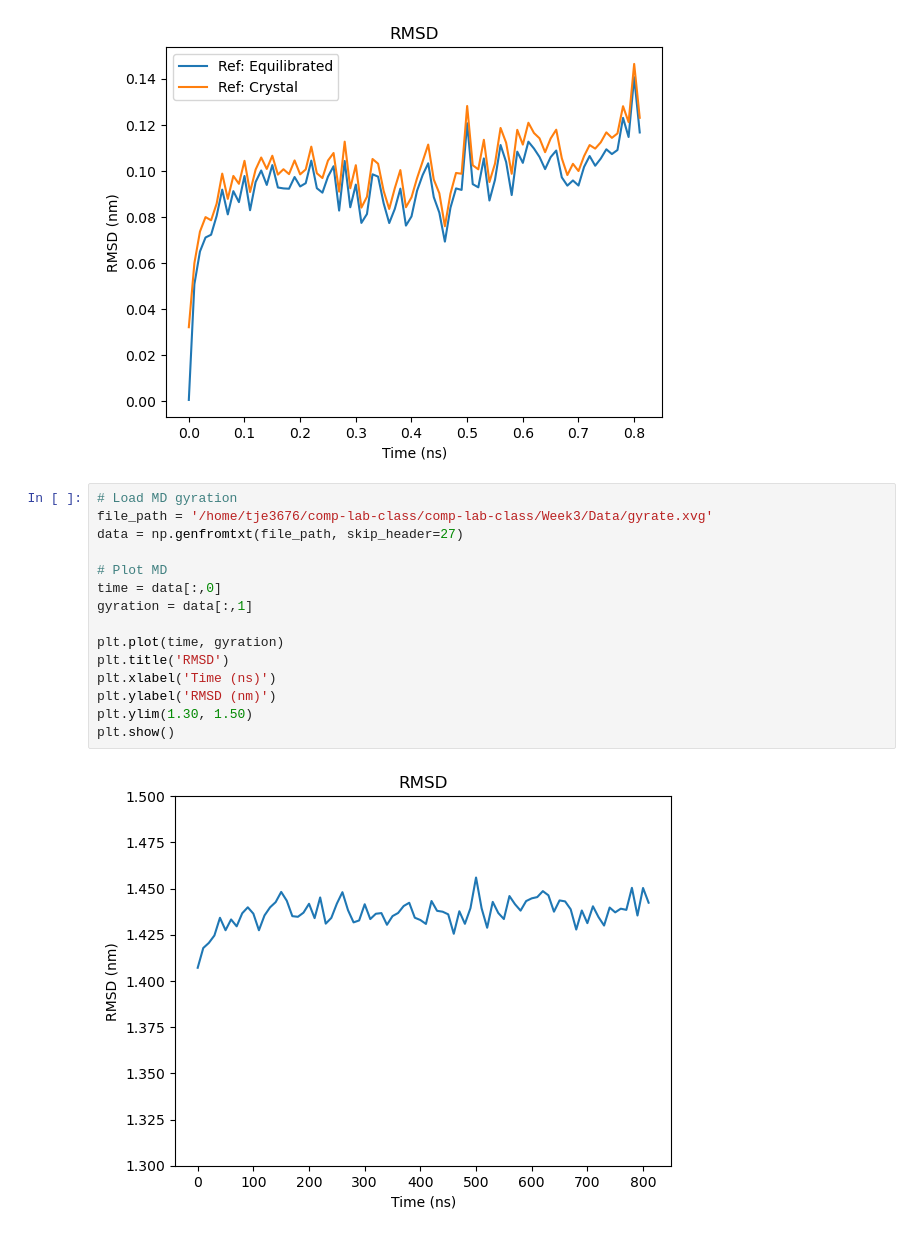
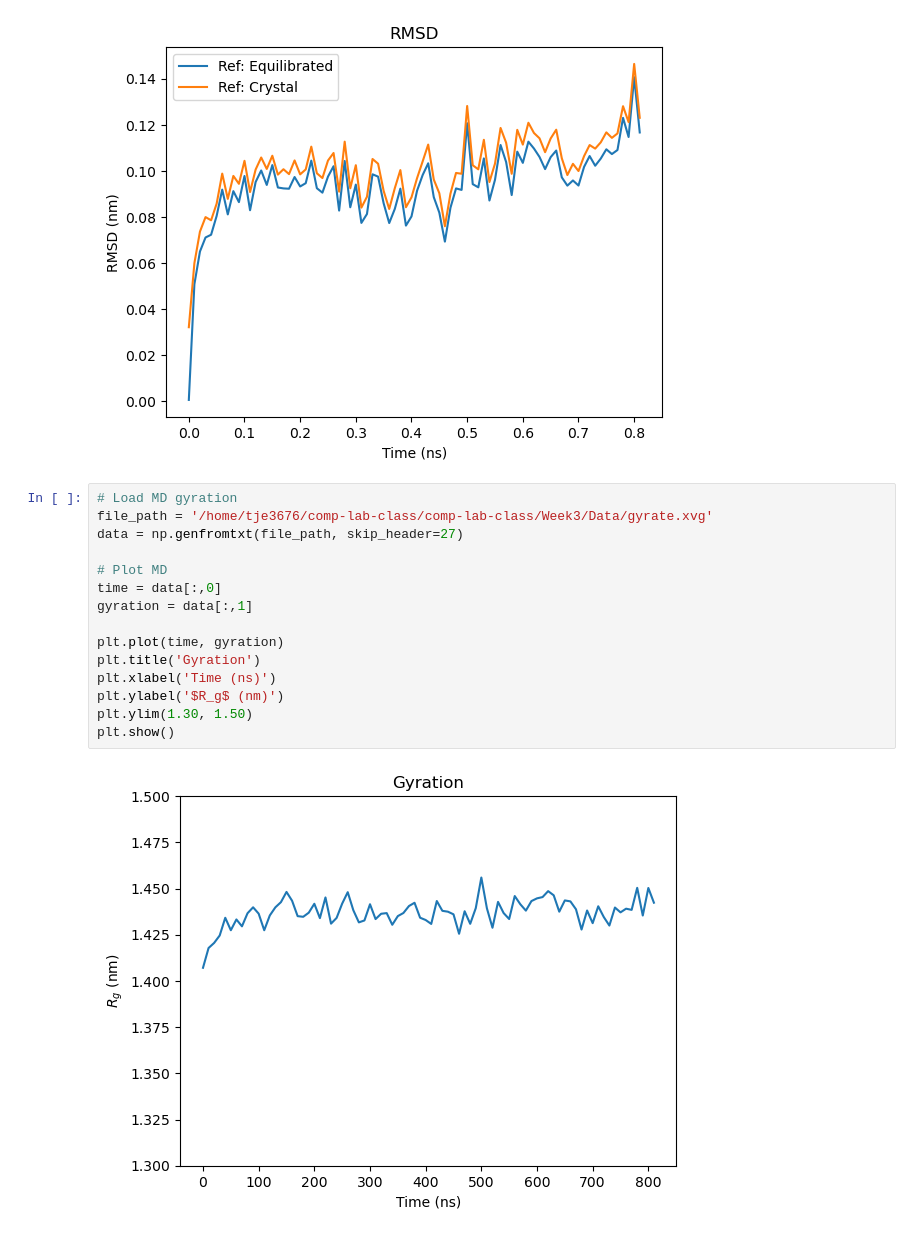
Before and after one commit to thomas-egg/comp-lab-class, a Jupyter notebook: Week3/Analysis/md_analysis.ipynb, the cells around one changed output. Saved outputs shown, nothing was run; the diff lists cells and outputs as text.

Commit message:
Added figures

```diff
--- a/Week3/Analysis/md_analysis.ipynb
+++ b/Week3/Analysis/md_analysis.ipynb
@@ -113,17 +113,17 @@ plt.show()
 # %%
 # Load MD gyration
 file_path = '/home/tje3676/comp-lab-class/comp-lab-class/Week3/Data/gyrate.xvg'
 data = np.genfromtxt(file_path, skip_header=27)
 
 # Plot MD
 time = data[:,0]
 gyration = data[:,1]
 
 plt.plot(time, gyration)
-plt.title('RMSD')
+plt.title('Gyration')
 plt.xlabel('Time (ns)')
-plt.ylabel('RMSD (nm)')
+plt.ylabel('$R_g$ (nm)')
 plt.ylim(1.30, 1.50)
 plt.show()
 # %% [output]
-[figure, old version]
+[figure, new version]
```
Also changed, not shown: parts of 1 cell of this notebook, 6 other files.
